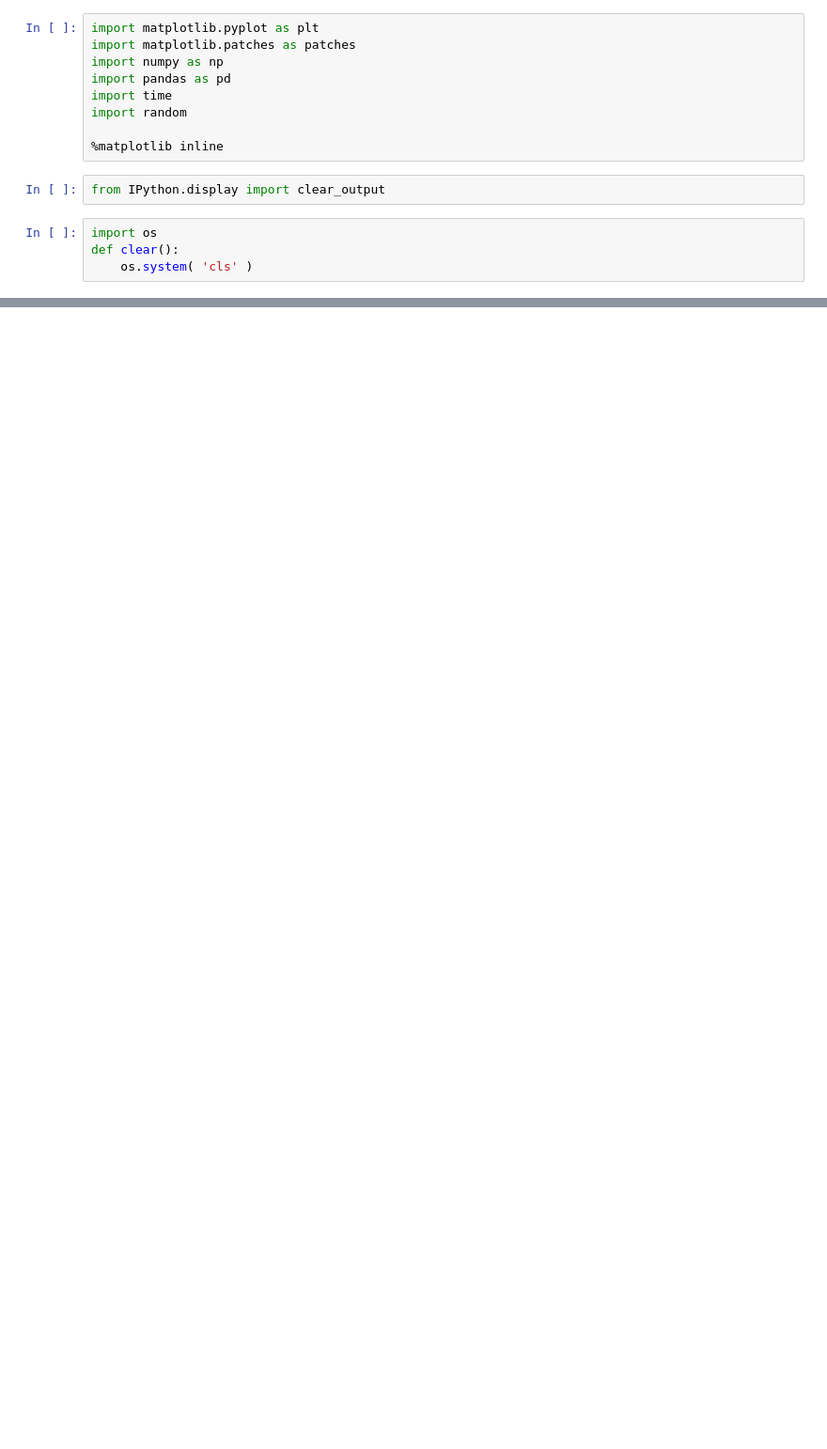
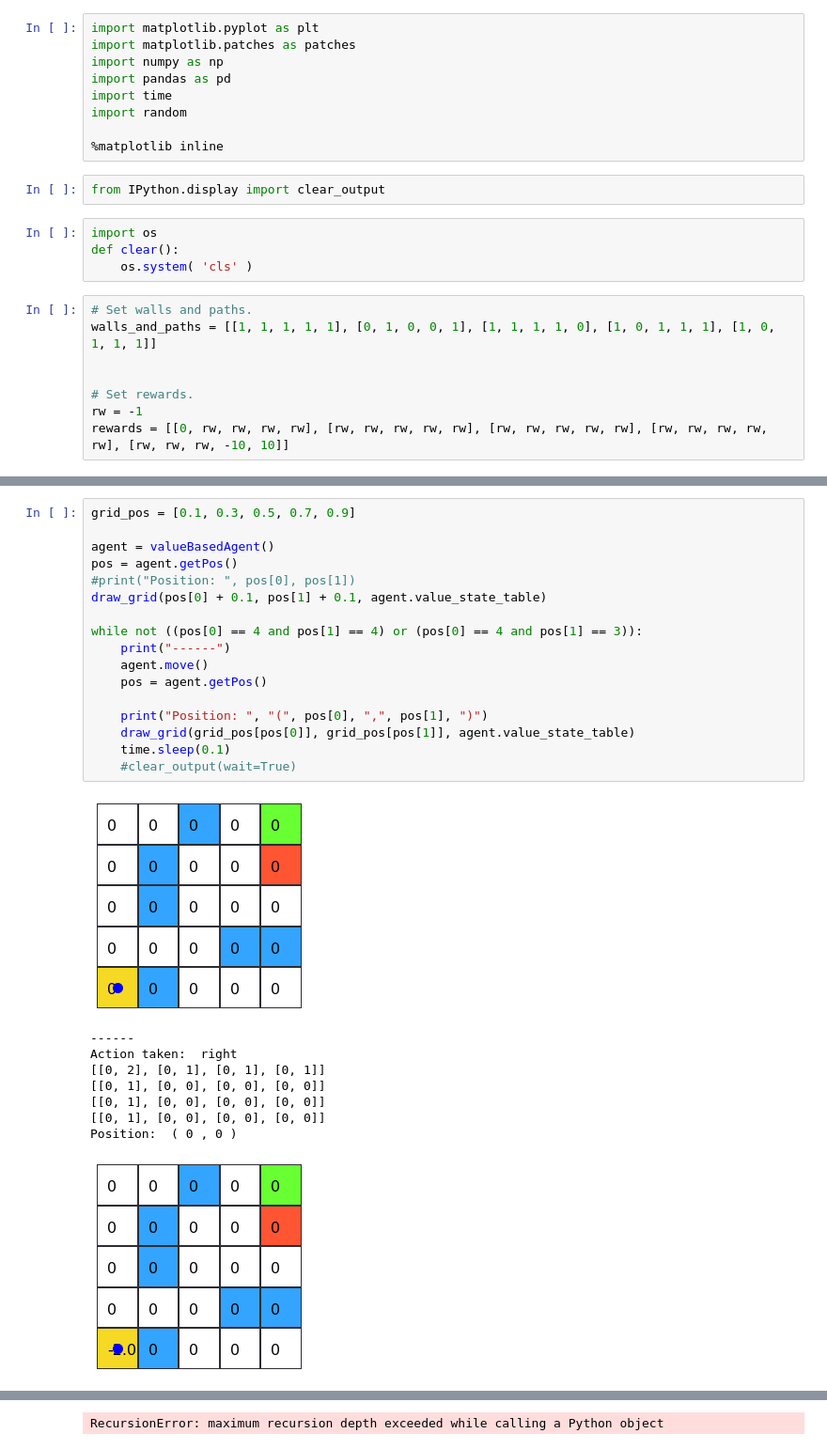
Before and after one commit to Juanchobanano/StocksPrediction, a Jupyter notebook: Q-Learning Agent.ipynb, the cells around one changed output, grey strips where cells are left out. Shown at 94% size. Drawn from its saved outputs; the diff is of its cells as text; blank space fills up the shorter version.

```diff
--- a/Q-Learning Agent.ipynb
+++ b/Q-Learning Agent.ipynb
@@ -27,4 +27,12 @@ from IPython.display import clear_output
 import os
 def clear():
     os.system( 'cls' )
+# %%
+# Set walls and paths.
+walls_and_paths = [[1, 1, 1, 1, 1], [0, 1, 0, 0, 1], [1, 1, 1, 1, 0], [1, 0, 1, 1, 1], [1, 0, 1, 1, 1]]
+
+
+# Set rewards.
+rw = -1
+rewards = [[0, rw, rw, rw, rw], [rw, rw, rw, rw, rw], [rw, rw, rw, rw, rw], [rw, rw, rw, rw, rw], [rw, rw, rw, -10, 10]]
 # %%
@@ -182,0 +302,27 @@ Position:  ( 4 , 4 )
+# %%
+grid_pos = [0.1, 0.3, 0.5, 0.7, 0.9]
+
+agent = valueBasedAgent()
+pos = agent.getPos()
+#print("Position: ", pos[0], pos[1])
+draw_grid(pos[0] + 0.1, pos[1] + 0.1, agent.value_state_table)
+
+while not ((pos[0] == 4 and pos[1] == 4) or (pos[0] == 4 and pos[1] == 3)):
+    print("------")
+    agent.move()
+    pos = agent.getPos()
+
+    print("Position: ", "(", pos[0], ",", pos[1], ")")
+    draw_grid(grid_pos[pos[0]], grid_pos[pos[1]], agent.value_state_table)
+    time.sleep(0.1)
+    #clear_output(wait=True)
+# %% [output]
+[figure, added]
+------
+Action taken:  right
+[[0, 2], [0, 1], [0, 1], [0, 1]]
+[[0, 1], [0, 0], [0, 0], [0, 0]]
+[[0, 1], [0, 0], [0, 0], [0, 0]]
+[[0, 1], [0, 0], [0, 0], [0, 0]]
+Position:  ( 0 , 0 )
+[figure, added]
@@ -182,0 +354 @@ Position:  ( 4 , 4 )
+RecursionError: maximum recursion depth exceeded while calling a Python object
```
Also changed, not shown: parts of 15 cells of this notebook, 2 other files.
